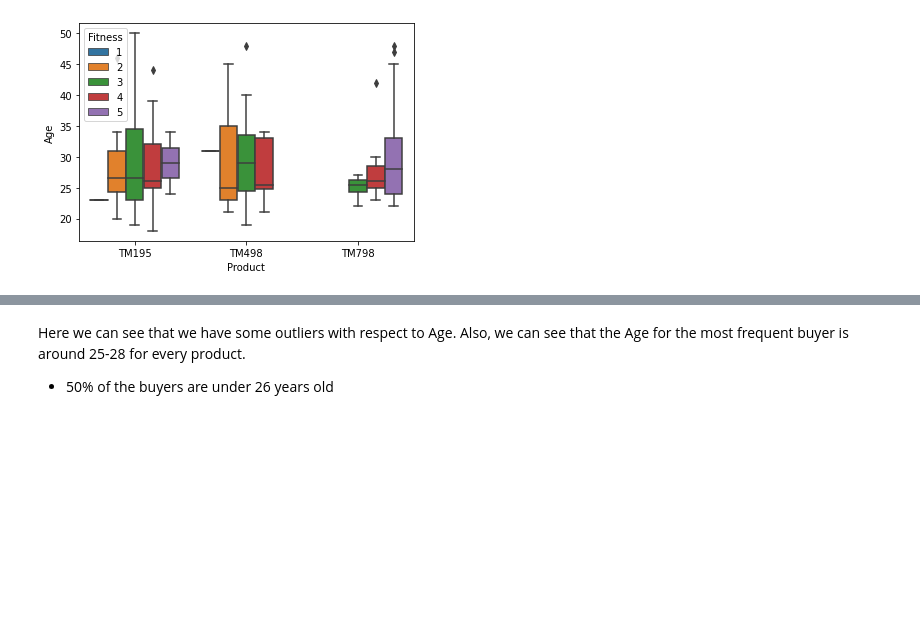
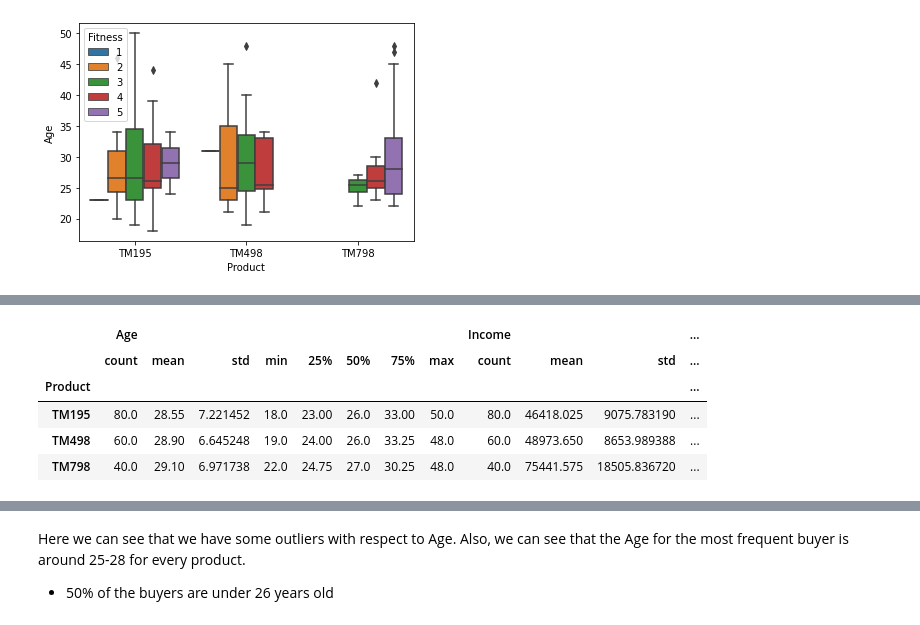
Before and after one commit to FelixOnofrei/Data-Science, a Jupyter notebook: Cardio_Dataset_EDA_Descriptive_Statistics.ipynb, the cells around one changed output, grey strips where cells are left out. Cells and saved outputs as stored; diff of their text form; code cells hidden in the pictures; blank space fills up the shorter version.

```diff
--- a/Cardio_Dataset_EDA_Descriptive_Statistics.ipynb
+++ b/Cardio_Dataset_EDA_Descriptive_Statistics.ipynb
@@ -78,0 +79,9 @@ df.describe()
+# %%
+df.groupby('Product')[['Age','Income']].describe()
+# %% [output]
+|  | Age |  |  |  |  |  |  |  | Income |  |  | ... |
+|  | count | mean | std | min | 25% | 50% | 75% | max | count | mean | std | ... |
+| Product |  |  |  |  |  |  |  |  |  |  |  | ... |
+| TM195 | 80.0 | 28.55 | 7.221452 | 18.0 | 23.00 | 26.0 | 33.00 | 50.0 | 80.0 | 46418.025 | 9075.783190 | ... |
+| TM498 | 60.0 | 28.90 | 6.645248 | 19.0 | 24.00 | 26.0 | 33.25 | 48.0 | 60.0 | 48973.650 | 8653.989388 | ... |
+| TM798 | 40.0 | 29.10 | 6.971738 | 22.0 | 24.75 | 27.0 | 30.25 | 48.0 | 40.0 | 75441.575 | 18505.836720 | ... |
```
Also changed, not shown: parts of 3 cells of this notebook.
